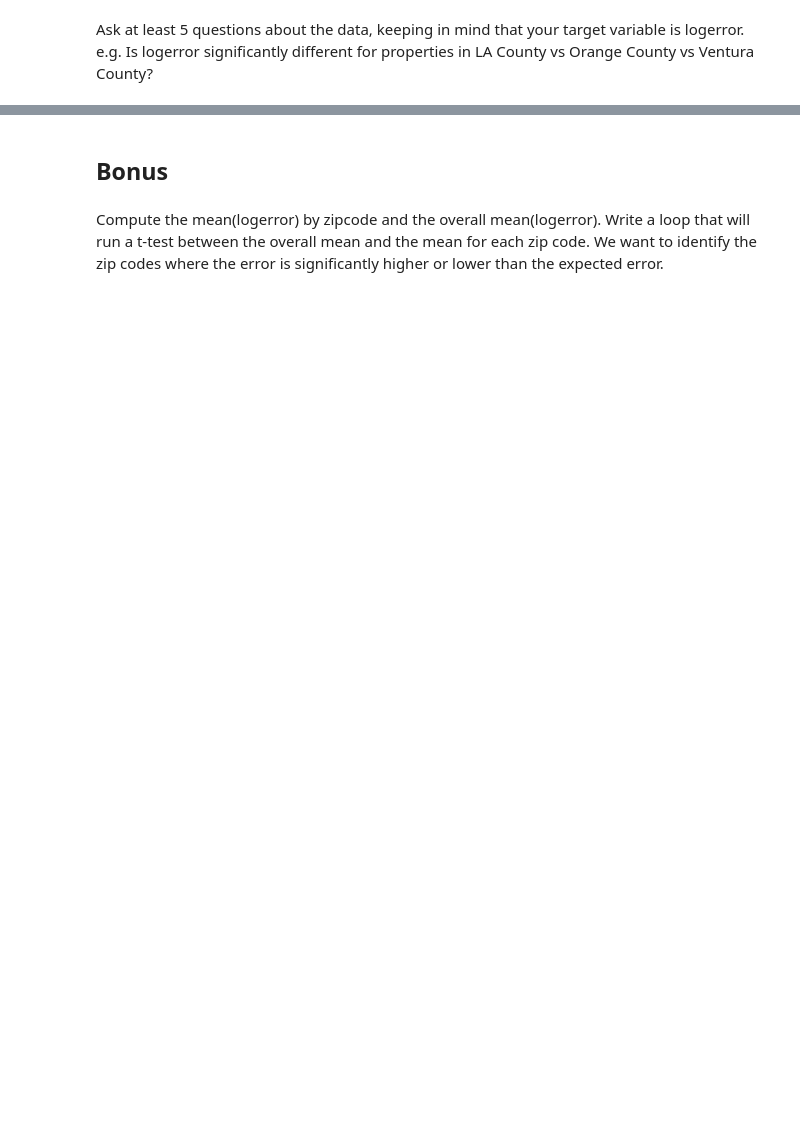
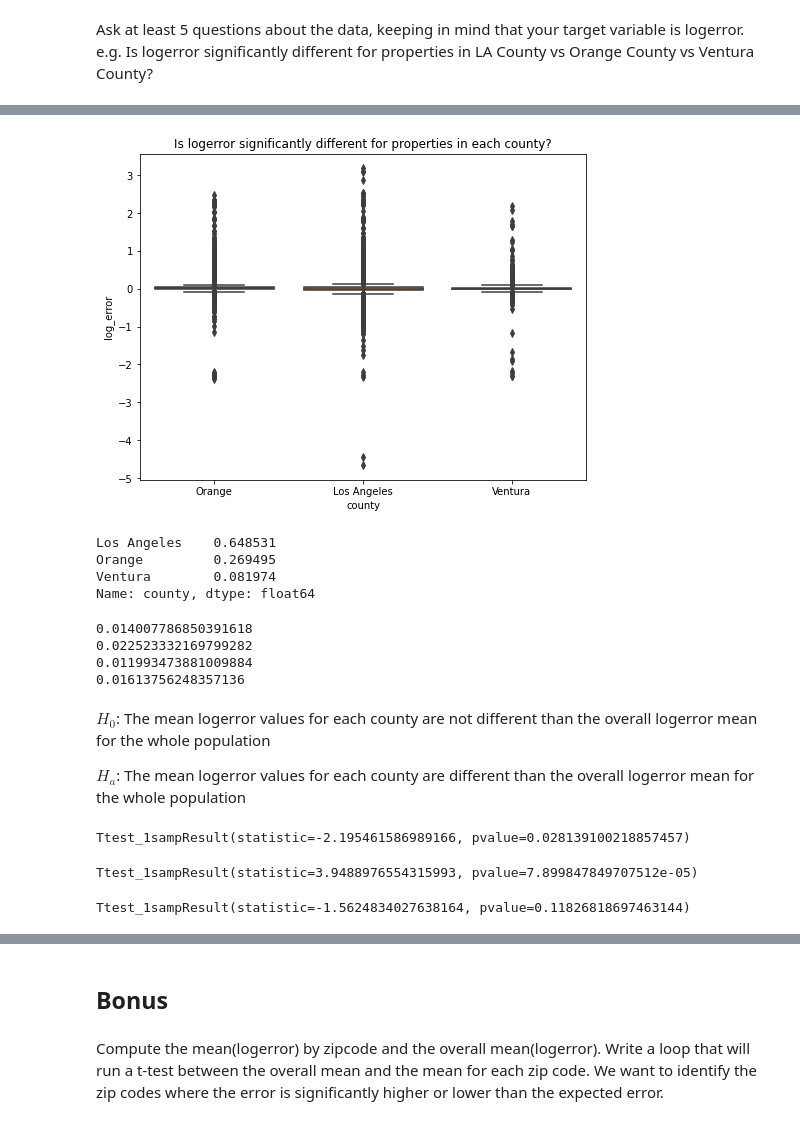
Before and after one commit to adam-talbot/clustering-exercises, a Jupyter notebook: explore_zillow.ipynb, the cells around one changed output, grey strips where cells are left out. Drawn from its saved outputs; the diff is of its cells as text; code cells hidden in the pictures; blank space fills up the shorter version.

```diff
--- a/explore_zillow.ipynb
+++ b/explore_zillow.ipynb
@@ -81,0 +101,40 @@ Answer those questions through a mix of statistical tests and visualizations.
+# %%
+plt.figure(figsize=(8, 6))
+sns.boxplot(x=df.county, y=df.log_error)
+plt.title('Is logerror significantly different for properties in each county?');
+# %% [output]
+[figure, added]
+# %%
+df.county.value_counts(normalize=True)
+# %% [output]
+Los Angeles    0.648531
+Orange         0.269495
+Ventura        0.081974
+Name: county, dtype: float64
+# %%
+print(df.log_error[df.county == 'Los Angeles'].mean())
+print(df.log_error[df.county == 'Orange'].mean())
+print(df.log_error[df.county == 'Ventura'].mean())
+print(df.log_error.mean())
+# %% [output]
+0.014007786850391618
+0.022523332169799282
+0.011993473881009884
+0.01613756248357136
+# %% [markdown]
+$H_0$: The mean logerror values for each county are not different than the overall logerror mean for the whole population
+
+$H_a$: The mean logerror values for each county are different than the overall logerror mean for the whole population
+# %%
+# run one sample, two-tailed t-test for each county
+stats.ttest_1samp(a=df.log_error[df.county == 'Los Angeles'], popmean=df.log_error.mean(), alternative='two-sided')
+# %% [output]
+Ttest_1sampResult(statistic=-2.195461586989166, pvalue=0.028139100218857457)
+# %%
+stats.ttest_1samp(a=df.log_error[df.county == 'Orange'], popmean=df.log_error.mean(), alternative='two-sided')
+# %% [output]
+Ttest_1sampResult(statistic=3.9488976554315993, pvalue=7.899847849707512e-05)
+# %%
+stats.ttest_1samp(a=df.log_error[df.county == 'Ventura'], popmean=df.log_error.mean(), alternative='two-sided')
+# %% [output]
+Ttest_1sampResult(statistic=-1.5624834027638164, pvalue=0.11826818697463144)
```
Also changed, not shown: parts of 79 cells of this notebook, 2 other files.
